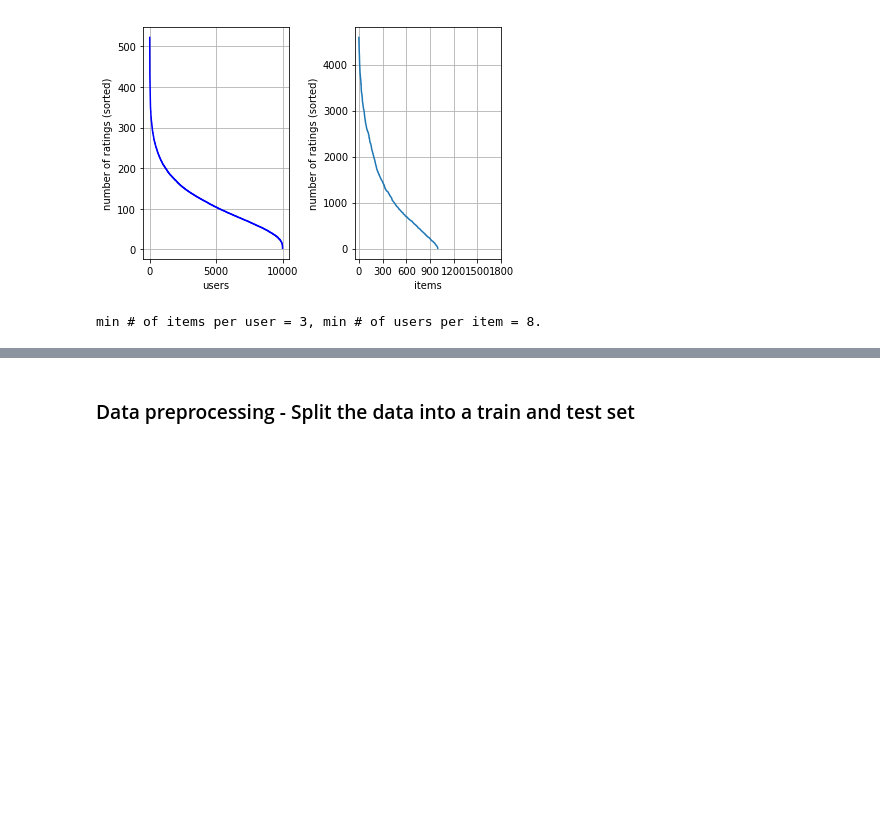
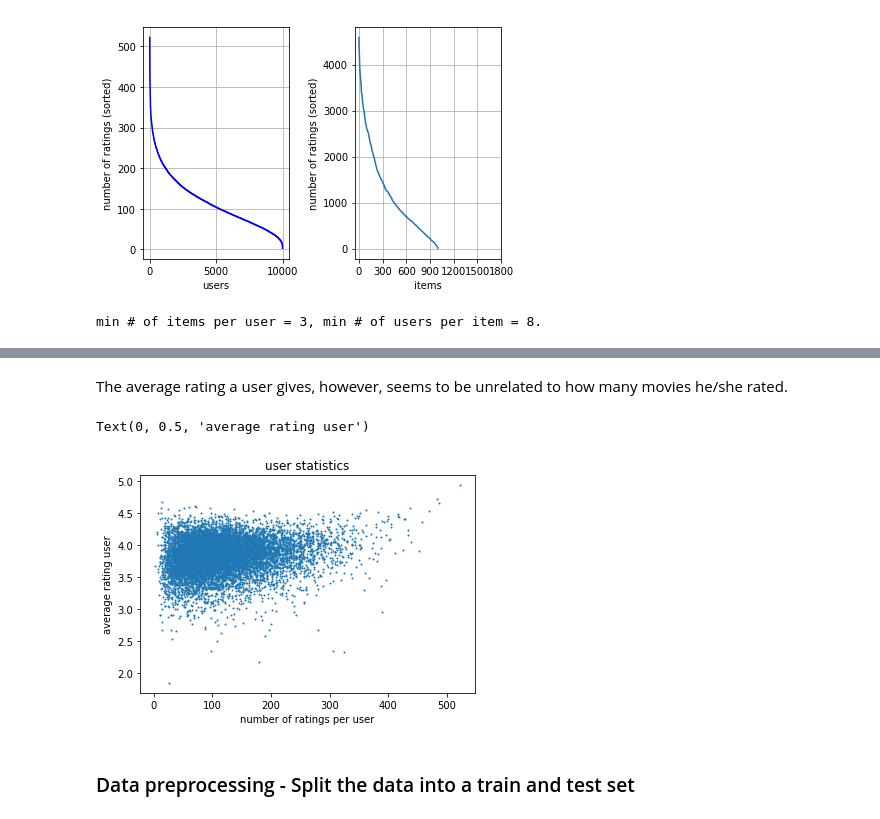
Before and after one commit to Anne-Aimee/recommender_system, a Jupyter notebook: src/main.ipynb, the cells around one changed output, grey strips where cells are left out. Cells and saved outputs as stored; diff of their text form; code cells hidden in the pictures; blank space fills up the shorter version.

```diff
--- a/src/main.ipynb
+++ b/src/main.ipynb
@@ -48,3 +70,17 @@ min # of items per user = 3, min # of users per item = 8.
+# %% [markdown]
+The average rating a user gives, however, seems to be unrelated to how many movies he/she rated.
+# %%
+sum_ratings_user = np.squeeze(np.asarray(ratings.sum(0)))    # sum of the nonzero elements, for each row
+count_ratings_user = np.diff(ratings.tocsc().indptr)         # count of the nonzero elements, for each row
+average_ratings_user = sum_ratings_user/count_ratings_user
+
+plt.scatter(count_ratings_user,average_ratings_user,s=1)
+plt.title("user statistics")
+plt.xlabel("number of ratings per user")
+plt.ylabel("average rating user")
+# %% [output]
+Text(0, 0.5, 'average rating user')
+[figure, added]
 # %% [markdown]
 ### Data preprocessing - Split the data into a train and test set
 # %%
```
Also changed, not shown: parts of 7 cells of this notebook.
